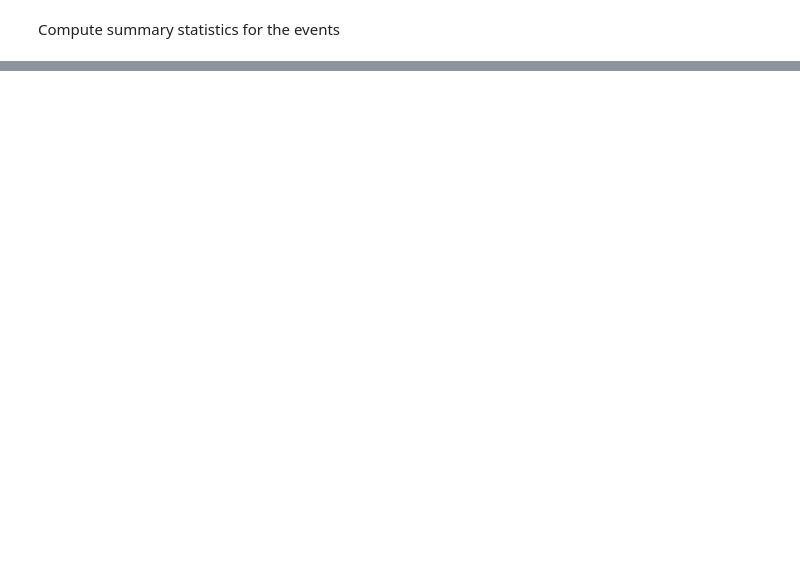
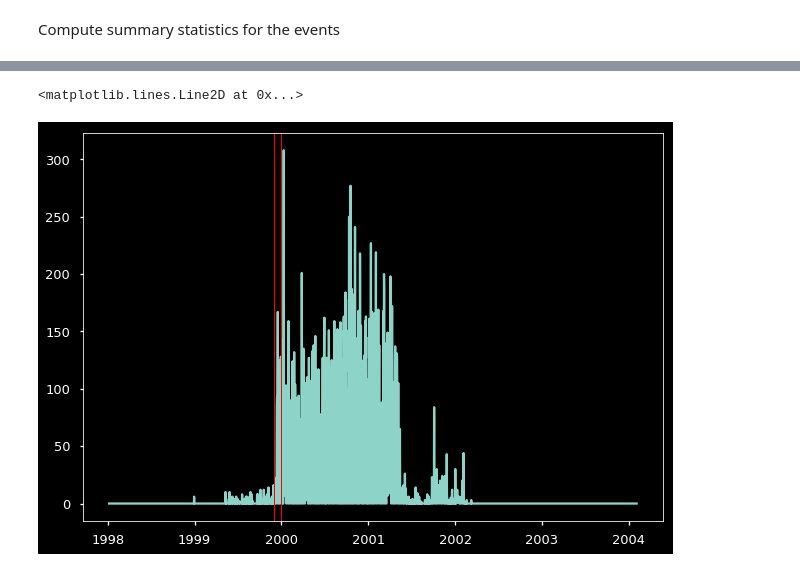
Before and after one commit to mizvol/enron-email-network-analysis, a Jupyter notebook: Enron-graph.ipynb, the cells around one changed output, grey strips where cells are left out. Saved outputs shown, nothing was run; the diff lists cells and outputs as text; code cells hidden in the pictures; blank space fills up the shorter version.

```diff
--- a/Enron-graph.ipynb
+++ b/Enron-graph.ipynb
@@ -280,0 +285,7 @@ for row in ax:
+# %%
+plt.plot(dates, summary_dec_std)
+plt.axvline(x= '1999-12-01 00:00:00', color='r', linewidth=1)
+plt.axvline(x= '1999-12-31 00:00:00', color='r', linewidth=1)
+# %% [output]
+<matplotlib.lines.Line2D at 0x...>
+[figure, added]
```
Also changed, not shown: parts of 22 cells of this notebook.
